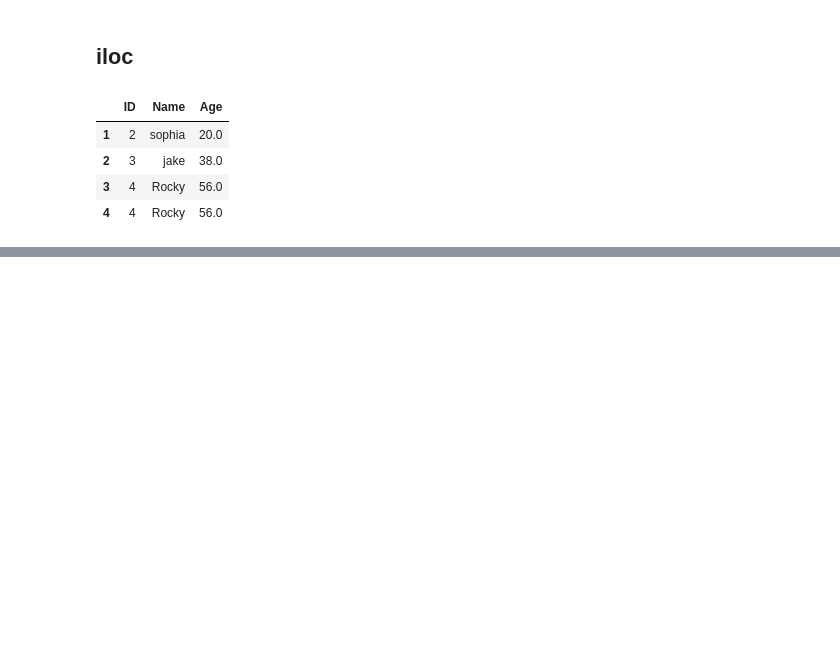
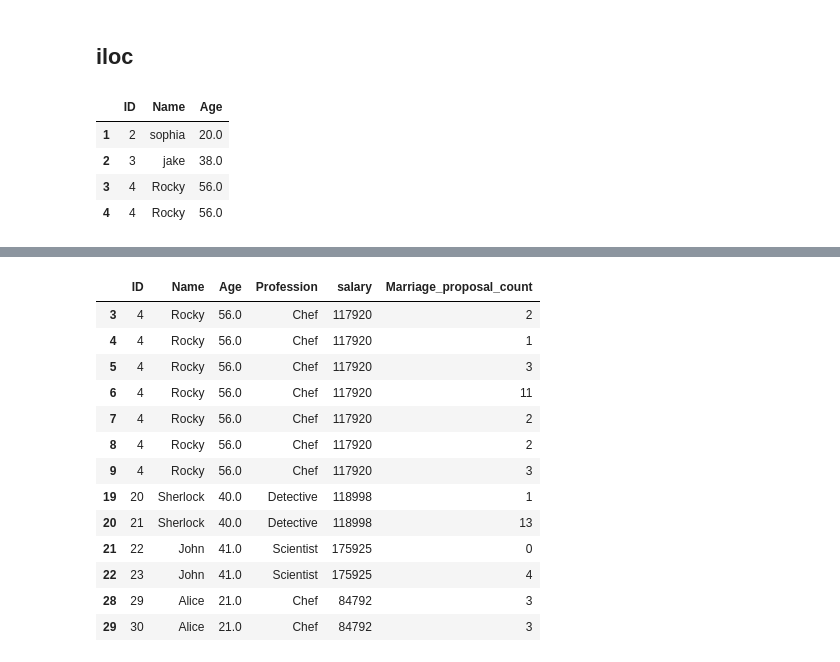
Before and after one commit to vindukummara/Data-Analytics-DA22, a Jupyter notebook: Data Analytics(22) (1).ipynb, the cells around one changed output, grey strips where cells are left out. Saved outputs shown, nothing was run; the diff lists cells and outputs as text; code cells hidden in the pictures; blank space fills up the shorter version.

```diff
--- a/Data Analytics(22) (1).ipynb
+++ b/Data Analytics(22) (1).ipynb
@@ -1172,0 +1630,5 @@ df.iloc[1:5, 0:3]
+# %%
+# finding hte null values in dataframe
+import pandas as pd
+df = pd.read_excel("Excel_data.xlsx")
+df
@@ -1172,0 +1837,18 @@ df.iloc[1:5, 0:3]
+# %%
+# Query : Count all the records where age & salary is matching/duplicate
+df[df.duplicated(keep = False , subset = ['Name', 'salary'])]
+# %% [output]
+|  | ID | Name | Age | Profession | salary | Marriage_proposal_count |
+| 3 | 4 | Rocky | 56.0 | Chef | 117920 | 2 |
+| 4 | 4 | Rocky | 56.0 | Chef | 117920 | 1 |
+| 5 | 4 | Rocky | 56.0 | Chef | 117920 | 3 |
+| 6 | 4 | Rocky | 56.0 | Chef | 117920 | 11 |
+| 7 | 4 | Rocky | 56.0 | Chef | 117920 | 2 |
+| 8 | 4 | Rocky | 56.0 | Chef | 117920 | 2 |
+| 9 | 4 | Rocky | 56.0 | Chef | 117920 | 3 |
+| 19 | 20 | Sherlock | 40.0 | Detective | 118998 | 1 |
+| 20 | 21 | Sherlock | 40.0 | Detective | 118998 | 13 |
+| 21 | 22 | John | 41.0 | Scientist | 175925 | 0 |
+| 22 | 23 | John | 41.0 | Scientist | 175925 | 4 |
+| 28 | 29 | Alice | 21.0 | Chef | 84792 | 3 |
+| 29 | 30 | Alice | 21.0 | Chef | 84792 | 3 |
```
Also changed, not shown: parts of 100 cells of this notebook.
